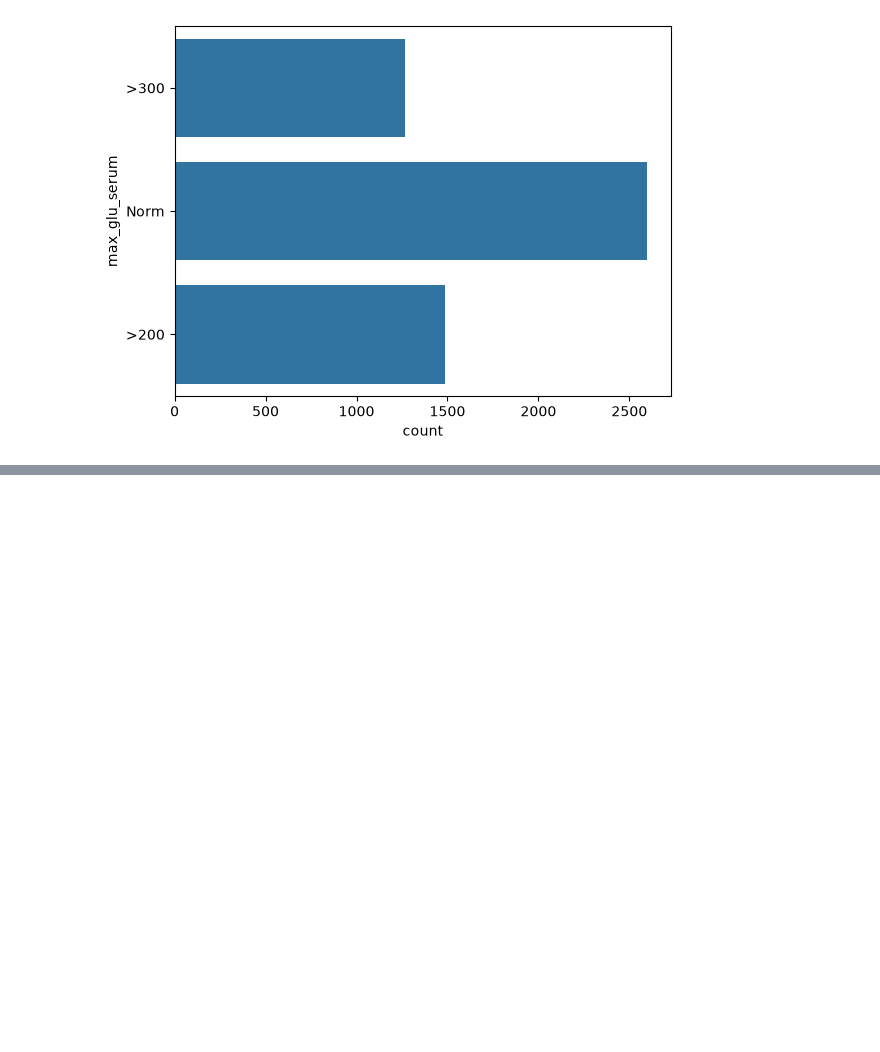
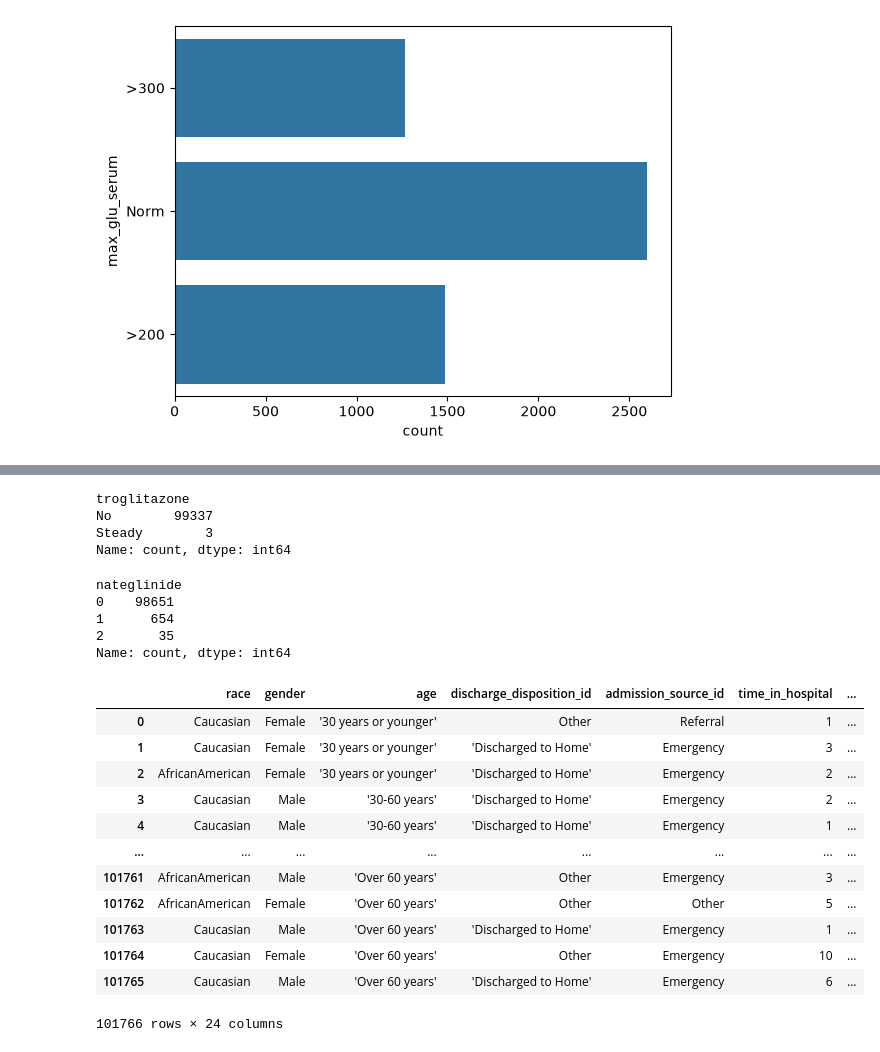
Before and after one commit to bhumitsingh856-cyber/Readmission-Risk-Planner, a Jupyter notebook: model/notebook/eda.ipynb, the cells around one changed output, grey strips where cells are left out. Cells and saved outputs as stored; diff of their text form; code cells hidden in the pictures; blank space fills up the shorter version.

```diff
--- a/model/notebook/eda.ipynb
+++ b/model/notebook/eda.ipynb
@@ -156,0 +648,31 @@ sns.countplot(y=df['max_glu_serum'])
+# %%
+df['troglitazone'].value_counts()
+# %% [output]
+troglitazone
+No        99337
+Steady        3
+Name: count, dtype: int64
+# %%
+df['nateglinide'].value_counts()
+# %% [output]
+nateglinide
+0    98651
+1      654
+2       35
+Name: count, dtype: int64
+# %%
+pd.DataFrame(ref.data)
+# %% [output]
+|  | race | gender | age | discharge_disposition_id | admission_source_id | time_in_hospital | ... |
+| 0 | Caucasian | Female | '30 years or younger' | Other | Referral | 1 | ... |
+| 1 | Caucasian | Female | '30 years or younger' | 'Discharged to Home' | Emergency | 3 | ... |
+| 2 | AfricanAmerican | Female | '30 years or younger' | 'Discharged to Home' | Emergency | 2 | ... |
+| 3 | Caucasian | Male | '30-60 years' | 'Discharged to Home' | Emergency | 2 | ... |
+| 4 | Caucasian | Male | '30-60 years' | 'Discharged to Home' | Emergency | 1 | ... |
+| ... | ... | ... | ... | ... | ... | ... | ... |
+| 101761 | AfricanAmerican | Male | 'Over 60 years' | Other | Emergency | 3 | ... |
+| 101762 | AfricanAmerican | Female | 'Over 60 years' | Other | Other | 5 | ... |
+| 101763 | Caucasian | Male | 'Over 60 years' | 'Discharged to Home' | Emergency | 1 | ... |
+| 101764 | Caucasian | Female | 'Over 60 years' | Other | Emergency | 10 | ... |
+| 101765 | Caucasian | Male | 'Over 60 years' | 'Discharged to Home' | Emergency | 6 | ... |
+101766 rows × 24 columns
```
Also changed, not shown: parts of 56 cells of this notebook.
